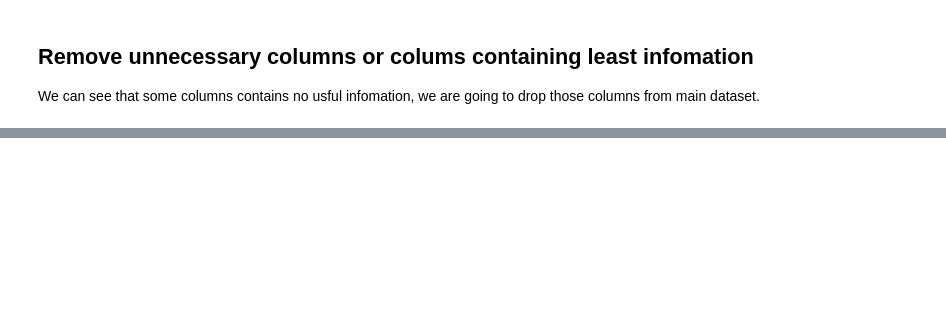
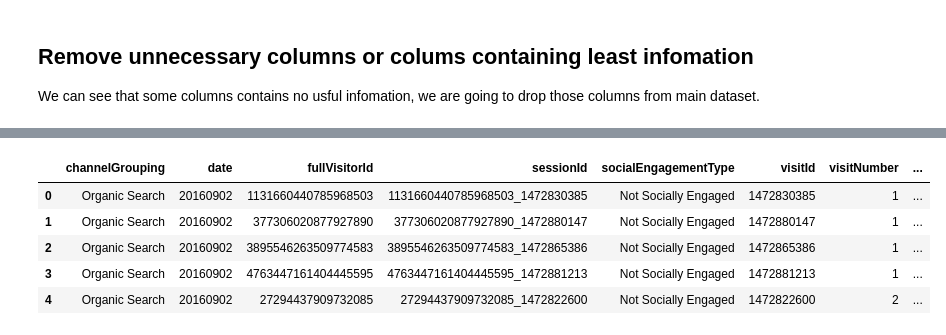
Before and after one commit to nandanlahurikar/Google-Analytics, a Jupyter notebook: Json Processing + EDA.ipynb, the cells around one changed output, grey strips where cells are left out. Cells and saved outputs as stored; diff of their text form; code cells hidden in the pictures; blank space fills up the shorter version.

```diff
--- a/Json Processing + EDA.ipynb
+++ b/Json Processing + EDA.ipynb
@@ -164,0 +289,9 @@ df.drop(['latitude','longitude','cityId','networkLocation', 'browserSize','brows
+# %%
+df.head()
+# %% [output]
+|  | channelGrouping | date | fullVisitorId | sessionId | socialEngagementType | visitId | visitNumber | ... |
+| 0 | Organic Search | 20160902 | 1131660440785968503 | 1131660440785968503_1472830385 | Not Socially Engaged | 1472830385 | 1 | ... |
+| 1 | Organic Search | 20160902 | 377306020877927890 | 377306020877927890_1472880147 | Not Socially Engaged | 1472880147 | 1 | ... |
+| 2 | Organic Search | 20160902 | 3895546263509774583 | 3895546263509774583_1472865386 | Not Socially Engaged | 1472865386 | 1 | ... |
+| 3 | Organic Search | 20160902 | 4763447161404445595 | 4763447161404445595_1472881213 | Not Socially Engaged | 1472881213 | 1 | ... |
+| 4 | Organic Search | 20160902 | 27294437909732085 | 27294437909732085_1472822600 | Not Socially Engaged | 1472822600 | 2 | ... |
```
Also changed, not shown: parts of 23 cells of this notebook.
